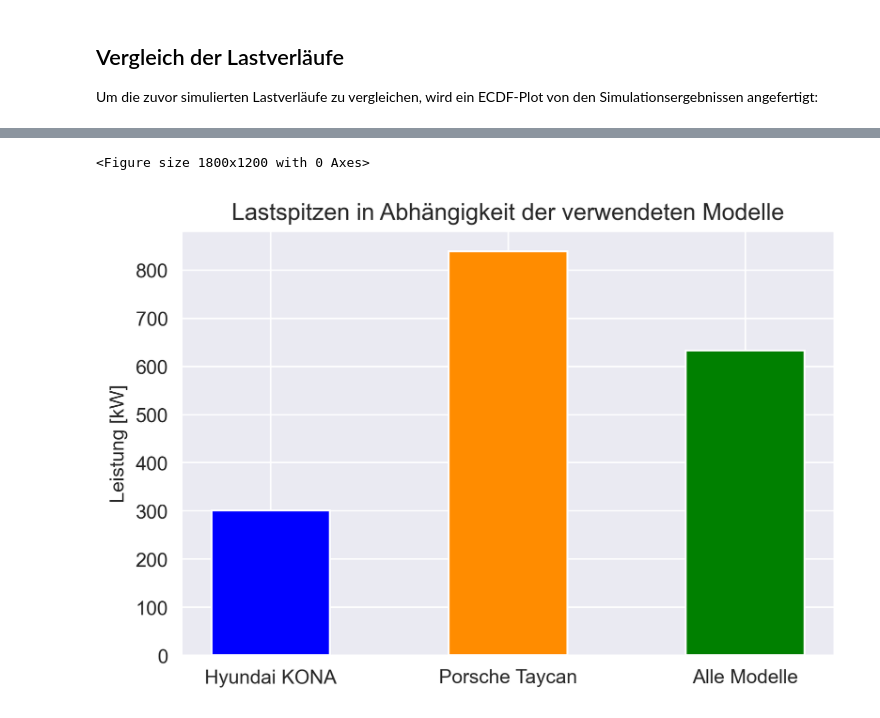
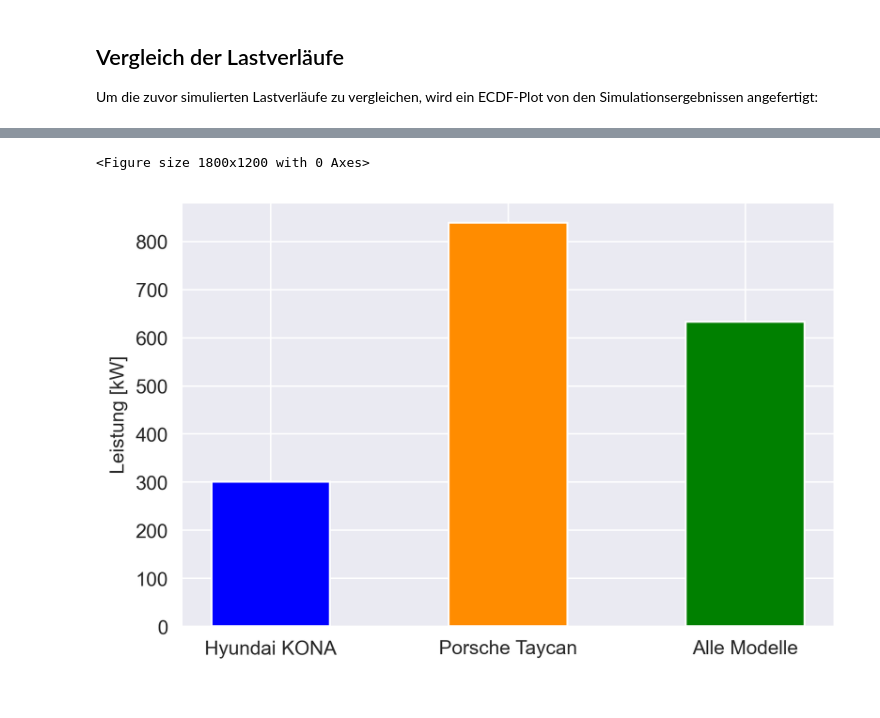
Before and after one commit to Jones133D/BA_EV-Ladeverhalten, a Jupyter notebook: Auswirkungen verschiedene Ladekurven.ipynb, the cells around one changed output, grey strips where cells are left out. Saved outputs shown, nothing was run; the diff lists cells and outputs as text; code cells hidden in the pictures.

```diff
--- a/Auswirkungen verschiedene Ladekurven.ipynb
+++ b/Auswirkungen verschiedene Ladekurven.ipynb
@@ -184,23 +184,23 @@ plt.show()
 # %%
 import matplotlib.pyplot as plt
 
 plt.figure(dpi=300)
 # fig = plt.figure(figsize = (6, 4))
 # Daten für die Balken
 categories = ['Hyundai KONA', 'Porsche Taycan', 'Alle Modelle']
 values = [300, 838, 633]
 
 # Balkendiagramm erstellen
 plt.figure(dpi=300)
 plt.bar(categories, values, color=['blue', 'darkorange', 'green'], width = 0.5)
 
 # Diagramm beschriften
-plt.title('Lastspitzen in Abhängigkeit der verwendeten Modelle')
+#plt.title('Lastspitzen in Abhängigkeit der verwendeten Modelle')
 #plt.xlabel('EV Modelle')
 plt.ylabel('Leistung [kW]')
 
 # Diagramm anzeigen
 plt.show()
 # %% [output]
 <Figure size 1800x1200 with 0 Axes>
-[figure, old version]
+[figure, new version]
```
Also changed, not shown: parts of 8 cells of this notebook, 5 other files.
